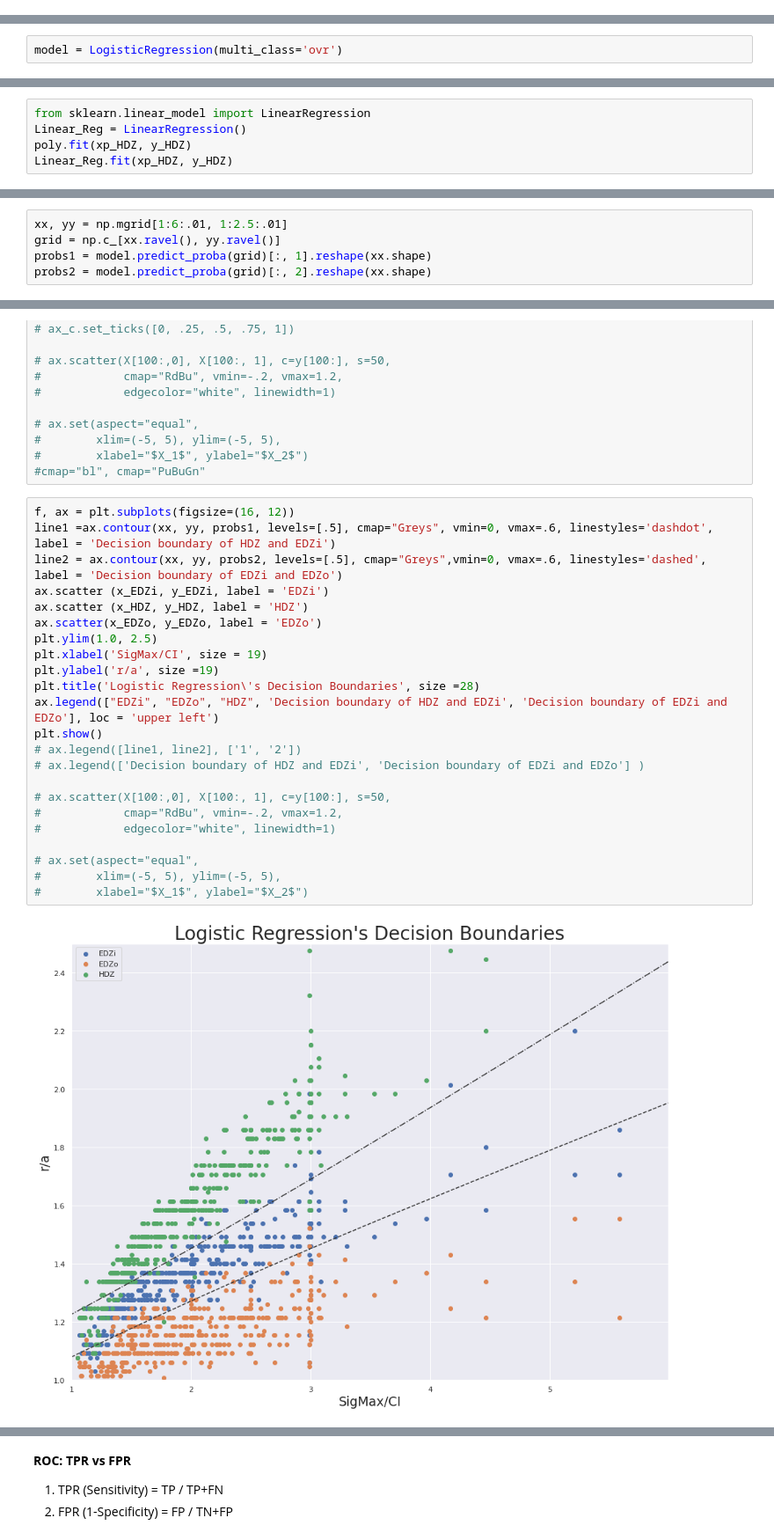
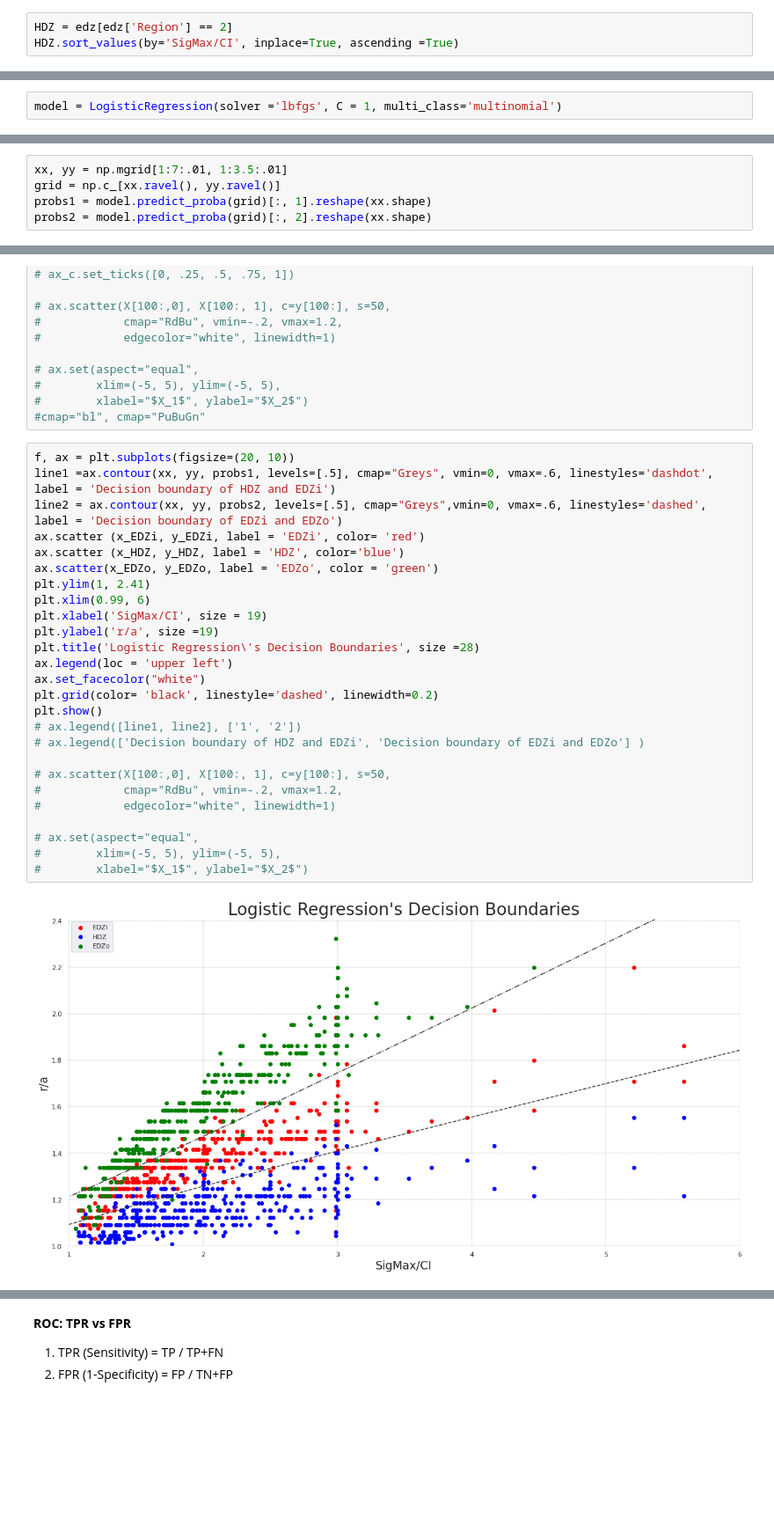
Before and after one commit to Y-golabchi/Getting_Started, a Jupyter notebook: EDZ.ipynb, the cells around one changed output, grey strips where cells are left out. Shown at 88% size. Saved outputs shown, nothing was run; the diff lists cells and outputs as text; blank space fills up the shorter version.

```diff
--- a/EDZ.ipynb
+++ b/EDZ.ipynb
@@ -107,0 +167,3 @@ sns.scatterplot(x=edz['SigMax/CI'], y=edz['r/a'], data=edz, hue='Region')
+# %%
+HDZ = edz[edz['Region'] == 2]
+HDZ.sort_values(by='SigMax/CI', inplace=True, ascending =True)
@@ -141,5 +639,5 @@ from sklearn.linear_model import LogisticRegression
 # %%
-model = LogisticRegression(multi_class='ovr')
+model = LogisticRegression(solver ='lbfgs', C = 1, multi_class='multinomial')
 # %%
 model.fit(x_train, y_train)
 # %% [output]
@@ -488,5 +776,0 @@ plt.ylim(1.0, 2.5)
-# %%
-from sklearn.linear_model import LinearRegression
-Linear_Reg = LinearRegression()
-poly.fit(xp_HDZ, y_HDZ)
-Linear_Reg.fit(xp_HDZ, y_HDZ)
@@ -505,5 +781,5 @@ plt.plot(x_HDZ, y_pred_HDZ_SK)
 # %%
-xx, yy = np.mgrid[1:6:.01, 1:2.5:.01]
+xx, yy = np.mgrid[1:7:.01, 1:3.5:.01]
 grid = np.c_[xx.ravel(), yy.ravel()]
 probs1 = model.predict_proba(grid)[:, 1].reshape(xx.shape)
 probs2 = model.predict_proba(grid)[:, 2].reshape(xx.shape)
@@ -524,28 +800,31 @@ probs2 = model.predict_proba(grid)[:, 2].reshape(xx.shape)
 #        xlabel="$X_1$", ylabel="$X_2$")
 #cmap="bl", cmap="PuBuGn"
 # %%
-f, ax = plt.subplots(figsize=(16, 12))
+f, ax = plt.subplots(figsize=(20, 10))
 line1 =ax.contour(xx, yy, probs1, levels=[.5], cmap="Greys", vmin=0, vmax=.6, linestyles='dashdot', label = 'Decision boundary of HDZ and EDZi')
 line2 = ax.contour(xx, yy, probs2, levels=[.5], cmap="Greys",vmin=0, vmax=.6, linestyles='dashed', label = 'Decision boundary of EDZi and EDZo')
-ax.scatter (x_EDZi, y_EDZi, label = 'EDZi')
-ax.scatter (x_HDZ, y_HDZ, label = 'HDZ')
-ax.scatter(x_EDZo, y_EDZo, label = 'EDZo')
-plt.ylim(1.0, 2.5)
+ax.scatter (x_EDZi, y_EDZi, label = 'EDZi', color= 'red')
+ax.scatter (x_HDZ, y_HDZ, label = 'HDZ', color='blue')
+ax.scatter(x_EDZo, y_EDZo, label = 'EDZo', color = 'green')
+plt.ylim(1, 2.41)
+plt.xlim(0.99, 6)
 plt.xlabel('SigMax/CI', size = 19)
 plt.ylabel('r/a', size =19)
 plt.title('Logistic Regression\'s Decision Boundaries', size =28)
-ax.legend(["EDZi", "EDZo", "HDZ", 'Decision boundary of HDZ and EDZi', 'Decision boundary of EDZi and EDZo'], loc = 'upper left')
+ax.legend(loc = 'upper left')
+ax.set_facecolor("white")
+plt.grid(color= 'black', linestyle='dashed', linewidth=0.2)
 plt.show()
 # ax.legend([line1, line2], ['1', '2'])
 # ax.legend(['Decision boundary of HDZ and EDZi', 'Decision boundary of EDZi and EDZo'] )
 
 # ax.scatter(X[100:,0], X[100:, 1], c=y[100:], s=50,
 #            cmap="RdBu", vmin=-.2, vmax=1.2,
 #            edgecolor="white", linewidth=1)
 
 # ax.set(aspect="equal",
 #        xlim=(-5, 5), ylim=(-5, 5),
 #        xlabel="$X_1$", ylabel="$X_2$")
 # %% [output]
-[figure, old version]
+[figure, new version]
 # %% [markdown]
```
Also changed, not shown: parts of 153 cells of this notebook.
